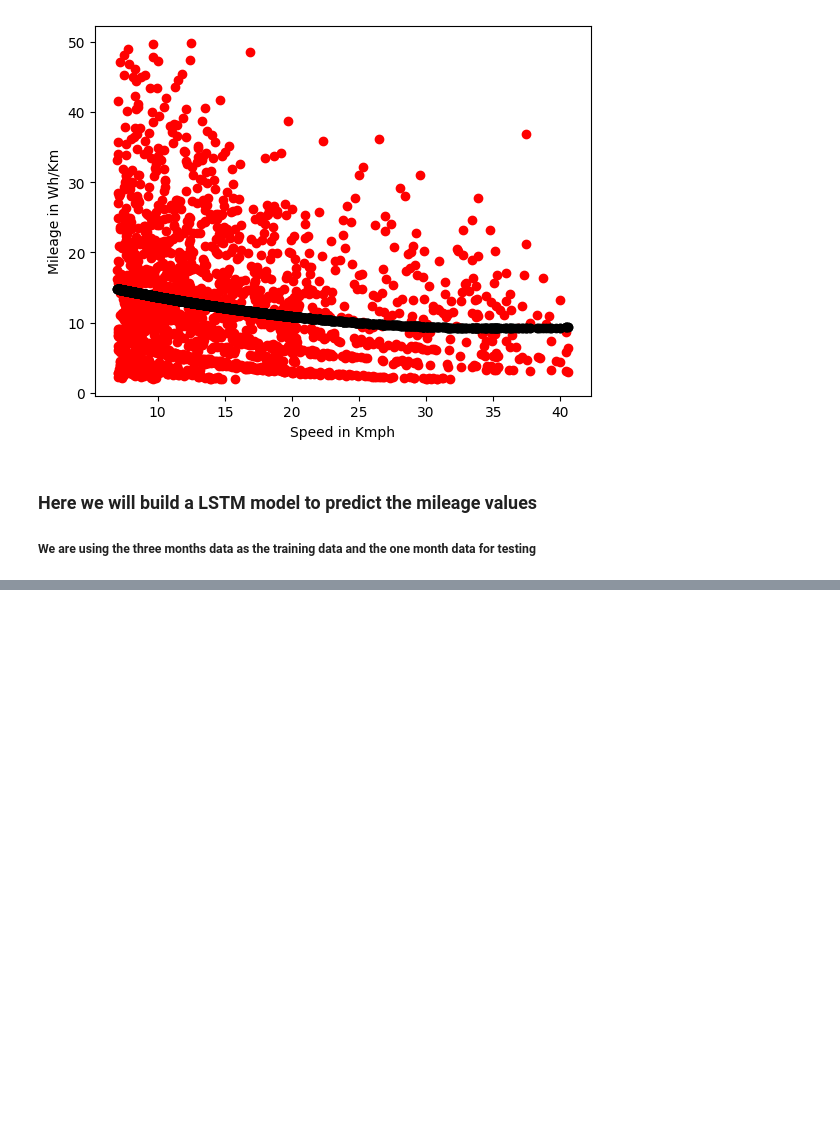
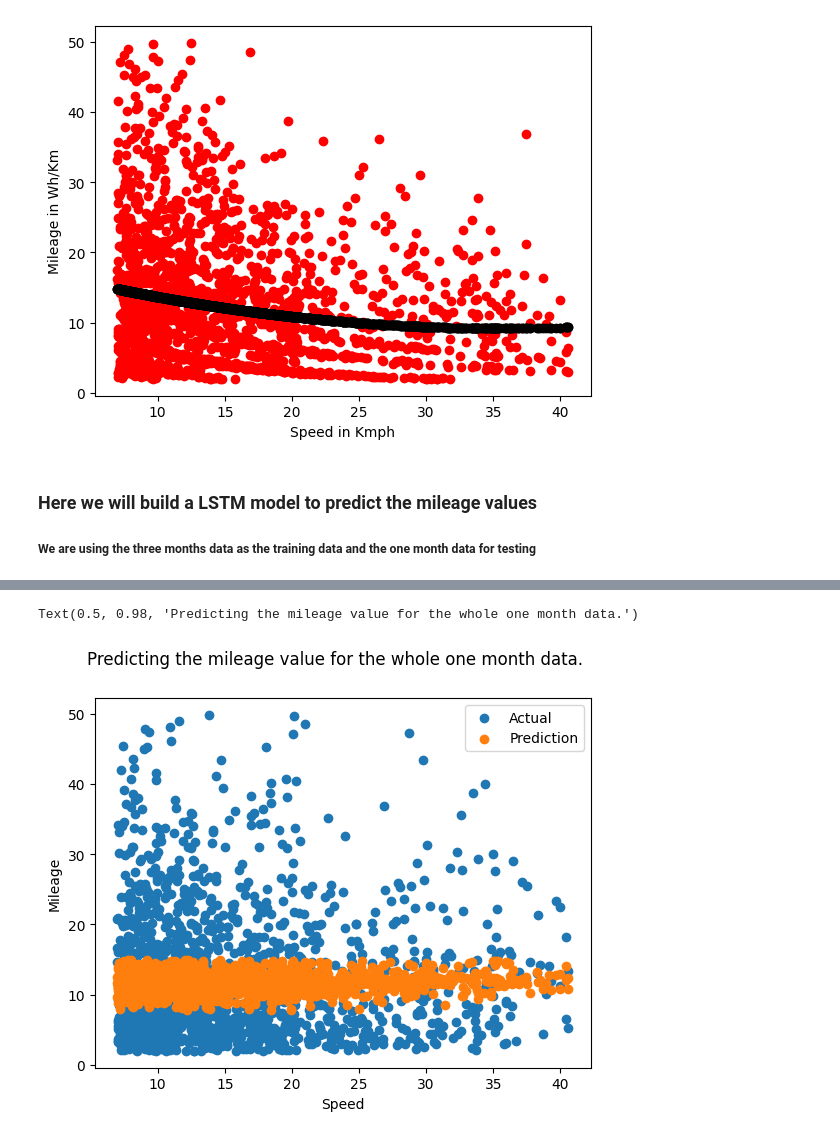
Before and after one commit to codewithyouwan/Range, a Jupyter notebook: mileage.ipynb, the cells around one changed output, grey strips where cells are left out. Saved outputs shown, nothing was run; the diff lists cells and outputs as text; code cells hidden in the pictures; blank space fills up the shorter version.

```diff
--- a/mileage.ipynb
+++ b/mileage.ipynb
@@ -283,0 +463,9 @@ Text(0, 0.5, 'Mileage in Wh/Km')
+# %%
+prediction=model.predict(X1).flatten()
+plt.scatter(array[:-3],Y1)
+plt.scatter(array[:-3],prediction)
+plt.xlabel('Speed')
+plt.ylabel('Mileage')
+plt.legend(['Actual','Prediction'])
+plt.suptitle('Predicting the mileage value for the whole one month data.')
+# %% [output]
@@ -283,0 +473,2 @@ Text(0, 0.5, 'Mileage in Wh/Km')
+Text(0.5, 0.98, 'Predicting the mileage value for the whole one month data.')
+[figure, added]
```
Also changed, not shown: parts of 21 cells of this notebook.
